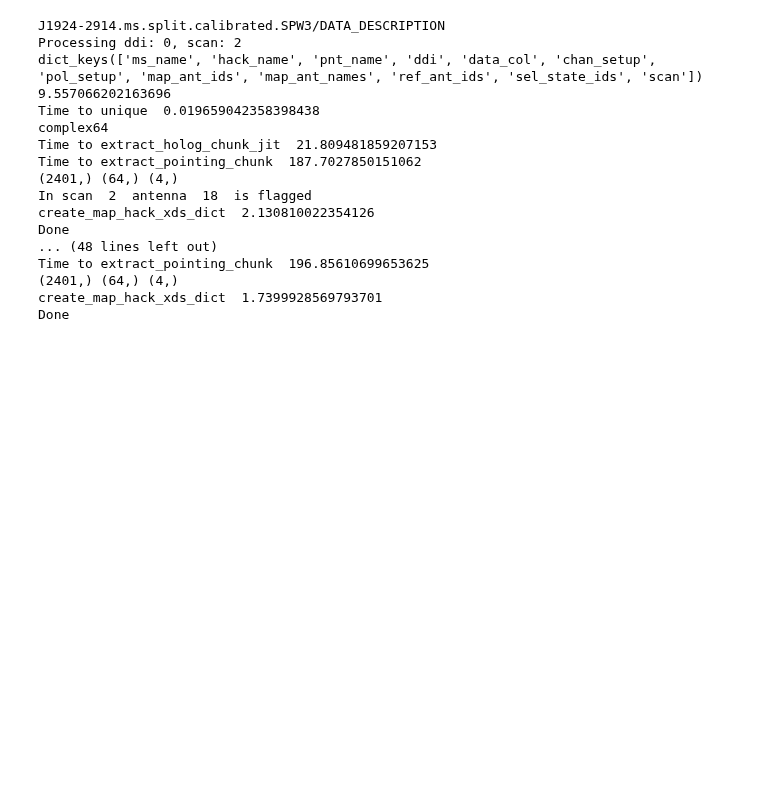
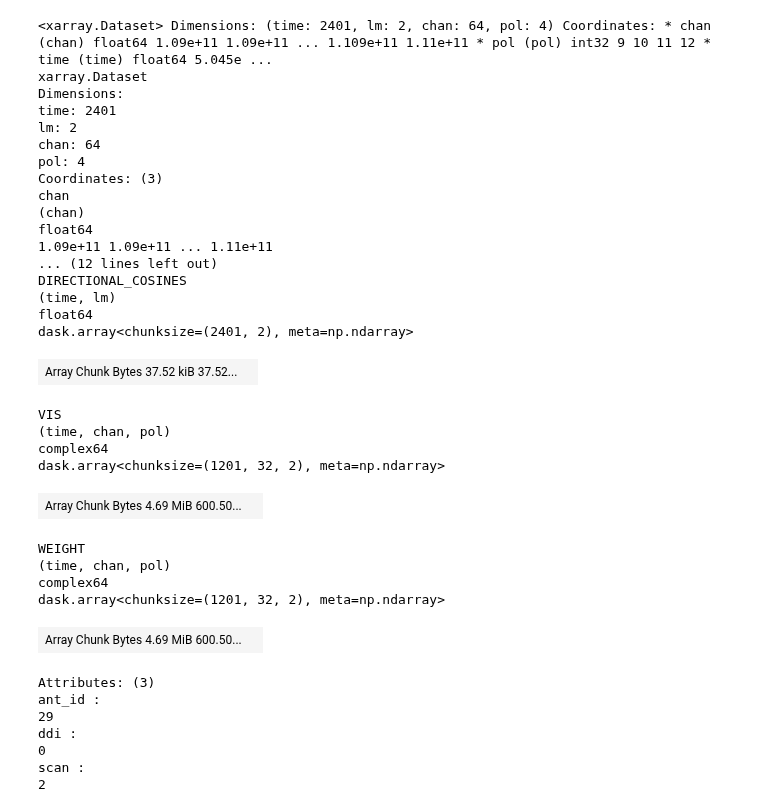
Before and after one commit to casangi/astrohack, a Jupyter notebook: examples/vla_otf_mosaic.ipynb, the cells around one changed output. Drawn from its saved outputs; the diff is of its cells as text; code cells hidden in the pictures; blank space fills up the shorter version.

```diff
--- a/examples/vla_otf_mosaic.ipynb
+++ b/examples/vla_otf_mosaic.ipynb
@@ -118,28 +122,11 @@ a - 3
 %autoreload 2
 # %%
 from astrohack.holog import exstract_holog
-ms_name = "J1924-2914.ms.split.calibrated.SPW3"
+#ms_name = "J1924-2914.ms.split.calibrated.SPW3"
+ms_name = "/export/data_1/jsteeb/holog/J1924-2914.ms.split.calibrated.SPW3"
 DA = ['DA41', 'DA42', 'DA43', 'DA44', 'DA45', 'DA46', 'DA48', 'DA49', 'DA50', 'DA51', 'DA52', 'DA53', 'DA54', 'DA55', 'DA56', 'DA57', 'DA58', 'DA59']
 DV = ['DV02', 'DV03', 'DV04', 'DV11', 'DV12', 'DV13', 'DV14', 'DV15', 'DV16', 'DV17', 'DV18', 'DV19', 'DV20', 'DV21', 'DV22', 'DV23', 'DV24', 'DV25']
 holog_obs_description = {0:{2:{'map':DV,'ref':DA}, 6:{'map':DV,'ref':DA}, 10:{'map':DV,'ref':DA},4:{'map':DA,'ref':DV}, 8:{'map':DA,'ref':DV}, 12:{'map':DA,'ref':DV}}} # DDI:{SCAN:{map:[ant names],ref:[ant names]}}
 hack_name = ms_name + '.hack.dict'
 
 exstract_holog(ms_name,hack_name,holog_obs_description,data_col='DATA',parallel=False)
-# %% [output]
-J1924-2914.ms.split.calibrated.SPW3/DATA_DESCRIPTION
-Processing ddi: 0, scan: 2
-dict_keys(['ms_name', 'hack_name', 'pnt_name', 'ddi', 'data_col', 'chan_setup', 'pol_setup', 'map_ant_ids', 'map_ant_names', 'ref_ant_ids', 'sel_state_ids', 'scan'])
-9.557066202163696
-Time to unique  0.019659042358398438
-complex64
-Time to extract_holog_chunk_jit  21.809481859207153
-Time to extract_pointing_chunk  187.7027850151062
-(2401,) (64,) (4,)
-In scan  2  antenna  18  is flagged
-create_map_hack_xds_dict  2.130810022354126
-Done
-... (48 lines left out)
-Time to extract_pointing_chunk  196.85610699653625
-(2401,) (64,) (4,)
-create_map_hack_xds_dict  1.7399928569793701
-Done
@@ -145,0 +139,39 @@ Done
+# %%
+vis_hack = hack_dict[0][2][29]
+vis_hack
+# %% [output]
+<xarray.Dataset> Dimensions: (time: 2401, lm: 2, chan: 64, pol: 4) Coordinates: * chan (chan) float64 1.09e+11 1.09e+11 ... 1.109e+11 1.11e+11 * pol (pol) int32 9 10 11 12 * time (time) float64 5.045e ...
+xarray.Dataset
+Dimensions:
+time: 2401
+lm: 2
+chan: 64
+pol: 4
+Coordinates: (3)
+chan
+(chan)
+float64
+1.09e+11 1.09e+11 ... 1.11e+11
+... (12 lines left out)
+DIRECTIONAL_COSINES
+(time, lm)
+float64
+dask.array<chunksize=(2401, 2), meta=np.ndarray>
+| Array Chunk Bytes 37.52 kiB 37.52... |  |
+VIS
+(time, chan, pol)
+complex64
+dask.array<chunksize=(1201, 32, 2), meta=np.ndarray>
+| Array Chunk Bytes 4.69 MiB 600.50... |  |
+WEIGHT
+(time, chan, pol)
+complex64
+dask.array<chunksize=(1201, 32, 2), meta=np.ndarray>
+| Array Chunk Bytes 4.69 MiB 600.50... |  |
+Attributes: (3)
+ant_id :
+29
+ddi :
+0
+scan :
+2
```
Also changed, not shown: parts of 3 cells of this notebook, 5 other files.
